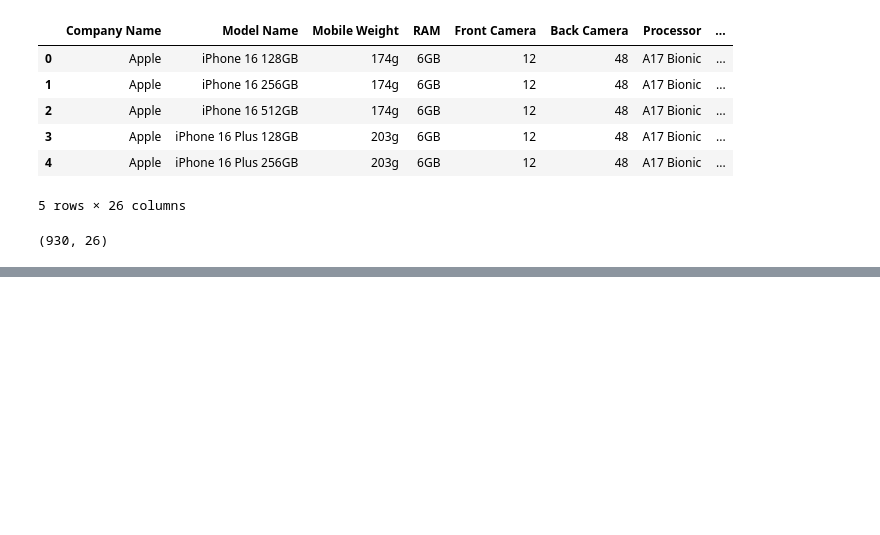
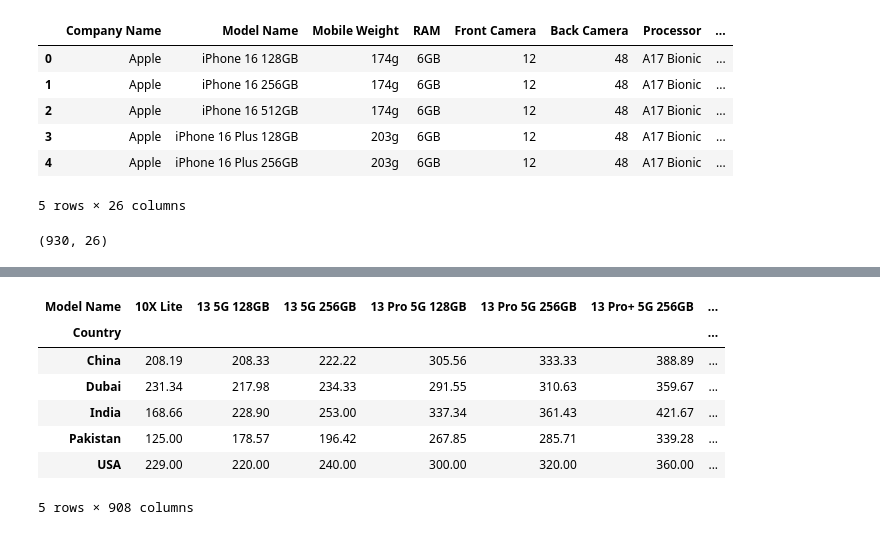
Before and after one commit to MwauraKai/pydata, a Jupyter notebook: capstone_project/smartphone_trends.ipynb, the cells around one changed output, grey strips where cells are left out. Drawn from its saved outputs; the diff is of its cells as text; code cells hidden in the pictures; blank space fills up the shorter version.

```diff
--- a/capstone_project/smartphone_trends.ipynb
+++ b/capstone_project/smartphone_trends.ipynb
@@ -216,0 +323,19 @@ phones.shape
+# %%
+# Melt the DataFrame to have 'Country' as a variable
+melted_price_data = price_data.melt(id_vars='Model Name', var_name='Country', value_name='Price')
+
+# Remove the 'Price in USD (' and ')' from the 'Country' column
+melted_price_data['Country'] = melted_price_data['Country'].str.replace('Price in USD (', '').str.replace(')', '')
+
+# Group by country and brand, then calculate the average price
+average_prices_by_Model_Name = melted_price_data.groupby(['Country', 'Model Name'])['Price'].mean().unstack()
+average_prices_by_Model_Name
+# %% [output]
+| Model Name | 10X Lite | 13 5G 128GB | 13 5G 256GB | 13 Pro 5G 128GB | 13 Pro 5G 256GB | 13 Pro+ 5G 256GB | ... |
+| Country |  |  |  |  |  |  | ... |
+| China | 208.19 | 208.33 | 222.22 | 305.56 | 333.33 | 388.89 | ... |
+| Dubai | 231.34 | 217.98 | 234.33 | 291.55 | 310.63 | 359.67 | ... |
+| India | 168.66 | 228.90 | 253.00 | 337.34 | 361.43 | 421.67 | ... |
+| Pakistan | 125.00 | 178.57 | 196.42 | 267.85 | 285.71 | 339.28 | ... |
+| USA | 229.00 | 220.00 | 240.00 | 300.00 | 320.00 | 360.00 | ... |
+5 rows × 908 columns
```
Also changed, not shown: parts of 12 cells of this notebook.
